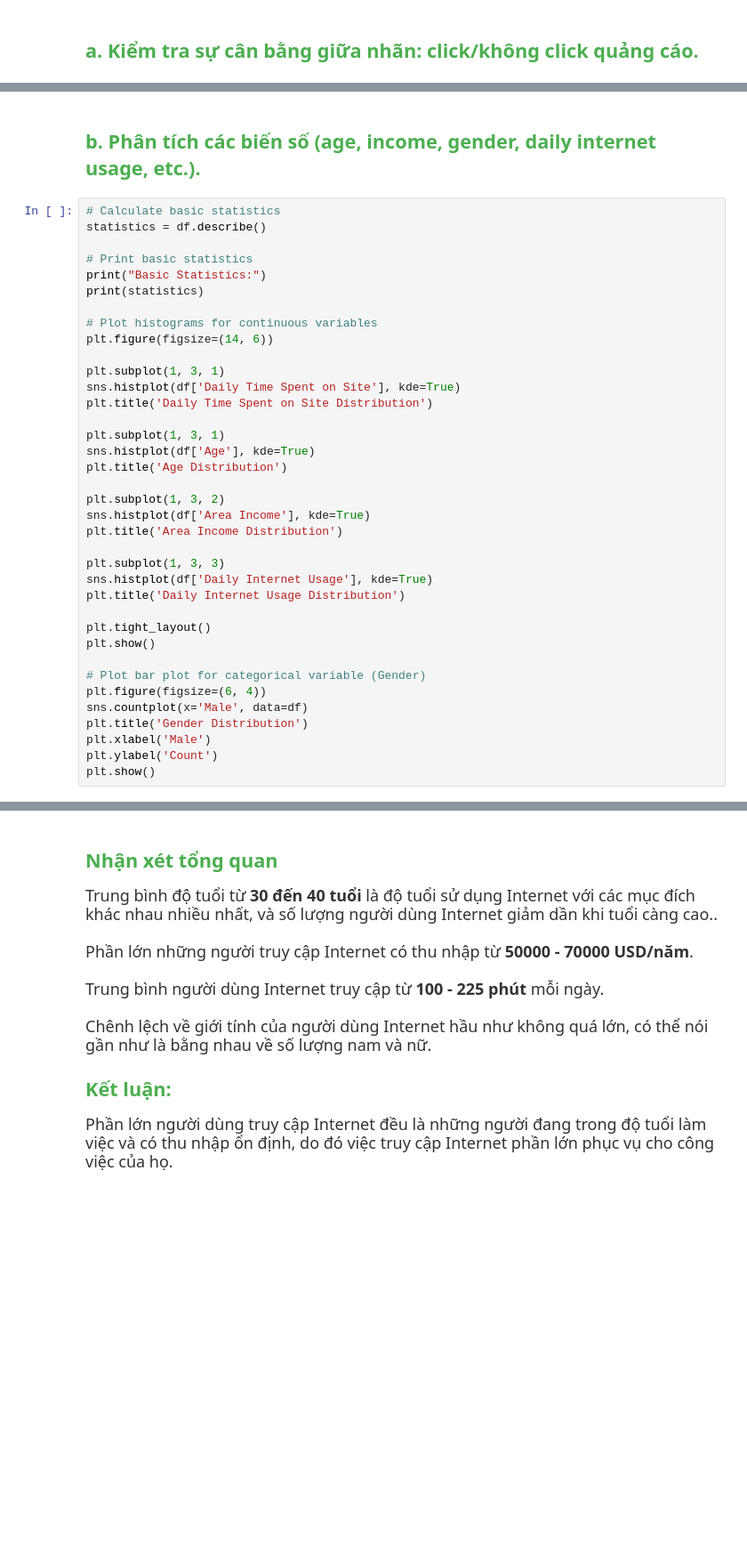
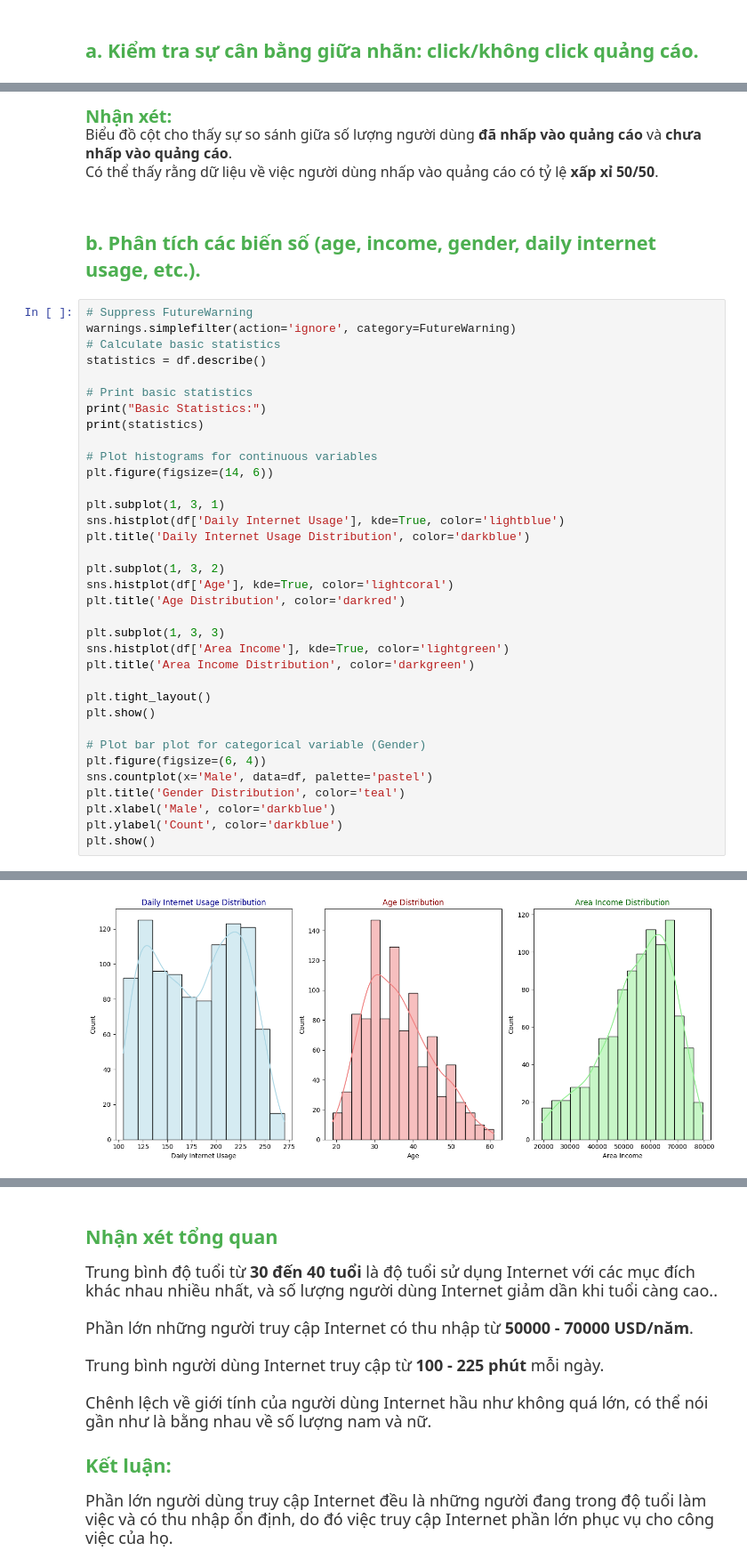
Before and after one commit to Locung201/Group3_PTDLUD_HCMUS_2425, a Jupyter notebook: Gd2_EDA.ipynb, the cells around one changed output, grey strips where cells are left out. Shown at 89% size. Cells and saved outputs as stored; diff of their text form; blank space fills up the shorter version.

```diff
--- a/Gd2_EDA.ipynb
+++ b/Gd2_EDA.ipynb
@@ -118,6 +132,16 @@ Biểu đồ cột (countplot) giúp dễ dàng quan sát sự cân bằng giữ
+# %% [markdown]
+<div style=" color: #4CAF50; font-size: 20px;">
+  <strong>Nhận xét:</strong>
+<p style="color: #333333; font-size: 16px;">
+    Biểu đồ cột cho thấy sự so sánh giữa số lượng người dùng <strong>đã nhấp vào quảng cáo</strong> và <strong>chưa nhấp vào quảng cáo</strong>.
+    <br>
+    Có thể thấy rằng dữ liệu về việc người dùng nhấp vào quảng cáo có tỷ lệ <strong>xấp xỉ 50/50</strong>.
+</p>
 # %% [markdown]
 <h2 style="color: #4CAF50;">b. Phân tích các biến số (age, income, gender, daily internet usage, etc.).</h2>
 # %%
+# Suppress FutureWarning
+warnings.simplefilter(action='ignore', category=FutureWarning)
 # Calculate basic statistics
 statistics = df.describe()
 
@@ -129,28 +153,25 @@ print(statistics)
 plt.figure(figsize=(14, 6))
 
 plt.subplot(1, 3, 1)
-sns.histplot(df['Daily Time Spent on Site'], kde=True)
-plt.title('Daily Time Spent on Site Distribution')
-
-plt.subplot(1, 3, 1)
-sns.histplot(df['Age'], kde=True)
-plt.title('Age Distribution')
+sns.histplot(df['Daily Internet Usage'], kde=True, color='lightblue')
+plt.title('Daily Internet Usage Distribution', color='darkblue')
 
 plt.subplot(1, 3, 2)
-sns.histplot(df['Area Income'], kde=True)
-plt.title('Area Income Distribution')
+sns.histplot(df['Age'], kde=True, color='lightcoral')
+plt.title('Age Distribution', color='darkred')
 
 plt.subplot(1, 3, 3)
-sns.histplot(df['Daily Internet Usage'], kde=True)
-plt.title('Daily Internet Usage Distribution')
+sns.histplot(df['Area Income'], kde=True, color='lightgreen')
+plt.title('Area Income Distribution', color='darkgreen')
 
 plt.tight_layout()
 plt.show()
 
 # Plot bar plot for categorical variable (Gender)
 plt.figure(figsize=(6, 4))
-sns.countplot(x='Male', data=df)
-plt.title('Gender Distribution')
-plt.xlabel('Male')
-plt.ylabel('Count')
+sns.countplot(x='Male', data=df, palette='pastel')
+plt.title('Gender Distribution', color='teal')
+plt.xlabel('Male', color='darkblue')
+plt.ylabel('Count', color='darkblue')
 plt.show()
+# %% [output]
@@ -156,0 +198 @@ plt.show()
+[figure, added]
```
Also changed, not shown: parts of 25 cells of this notebook.
